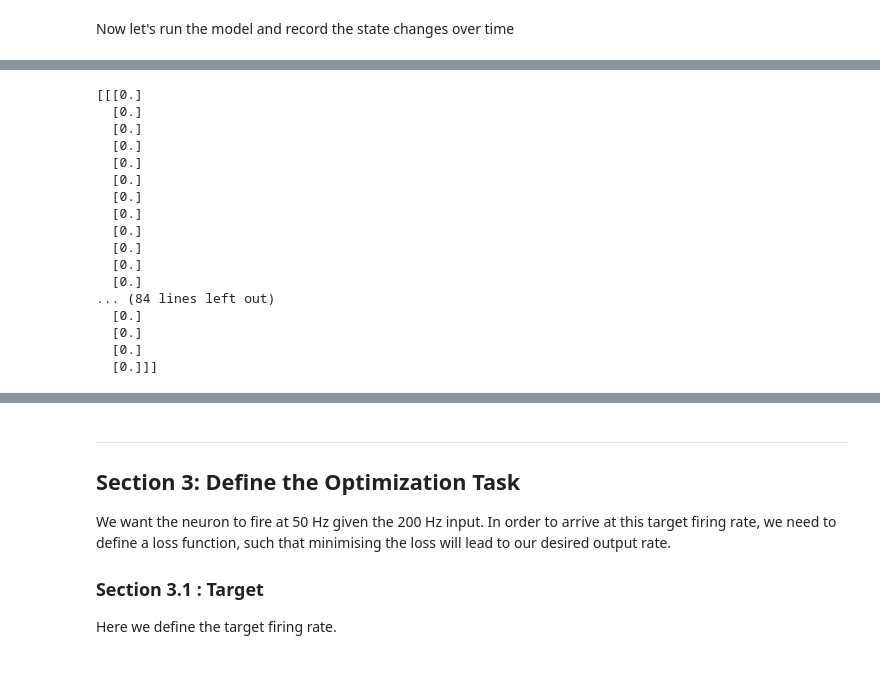
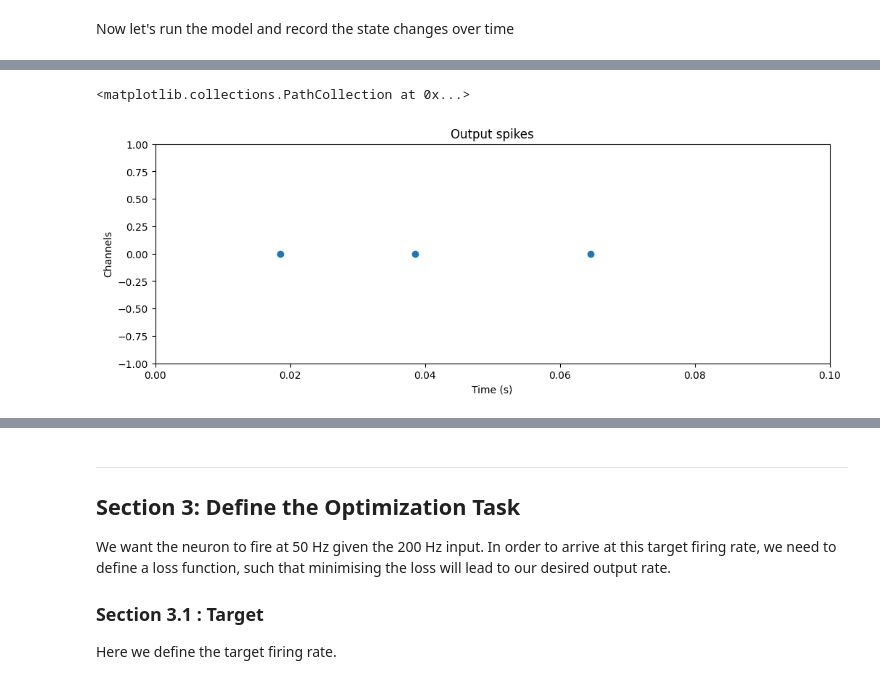
Before and after one commit to synsense/rockpool, a Jupyter notebook: docs/devices/DynapSE/spike_rate.ipynb, the cells around one changed output, grey strips where cells are left out. Saved outputs shown, nothing was run; the diff lists cells and outputs as text; code cells hidden in the pictures.

```diff
--- a/docs/devices/DynapSE/spike_rate.ipynb
+++ b/docs/devices/DynapSE/spike_rate.ipynb
@@ -206,8 +91,9 @@ def plot_LIF_record(
 # %%
 # --- Input Layer --- #
 linear = LinearJax(
-    shape=(1, 1),
-    weight=jnp.array([[0.02]]),
+    shape=(1, 4),
+    weight=jnp.array([[[0.00, 0.00, 0.00, 1e-5]]]),
     has_bias=False,
 )
+linear
 # %% [output]
@@ -217,13 +103,9 @@ WARNING:absl:No GPU/TPU found, falling back to CPU. (Set TF_CPP_MIN_LOG_LEVEL=0
 dt = 1e-3
 Vth = Constant(1.0)
 
-lif = LIFJax(
-    shape=(1, 1),
-    tau_mem=Constant(0.03),
-    tau_syn=Constant(0.01),
-    bias=Constant(0.0),
-    threshold=Vth,
-    noise_std = 0.0,
+lif = DynapSEAdExpLIFJax(
+    shape=(4, 1),
+    spiking_input =True,
     dt=dt,
 )
 # %%
@@ -243,4 +122,0 @@ model_jit = jax.jit(model)
-# %%
-spike_ts = poisson_spike_train(duration=100e-3, rate=200.0, dt=dt, seed=2022)
-
-plot_raster(spike_ts, "Input Spike Train", dt)
@@ -265,20 +128,0 @@ plot_LIF_record(record_dict['1_LIFJax'], dt=dt)
-# %%
-print(rate_out)
-# %% [output]
-[[[0.]
-  [0.]
-  [0.]
-  [0.]
-  [0.]
-  [0.]
-  [0.]
-  [0.]
-  [0.]
-  [0.]
-  [0.]
-  [0.]
-... (84 lines left out)
-  [0.]
-  [0.]
-  [0.]
-  [0.]]]
@@ -284,0 +132,6 @@ print(rate_out)
+# %%
+spike_ts_out = TSEvent.from_raster(rate_out, name = 'Output spikes', periodic = True, dt = dt)
+spike_ts_out.plot()
+# %% [output]
+<matplotlib.collections.PathCollection at 0x...>
+[figure, added]
```
Also changed, not shown: parts of 32 cells of this notebook.
